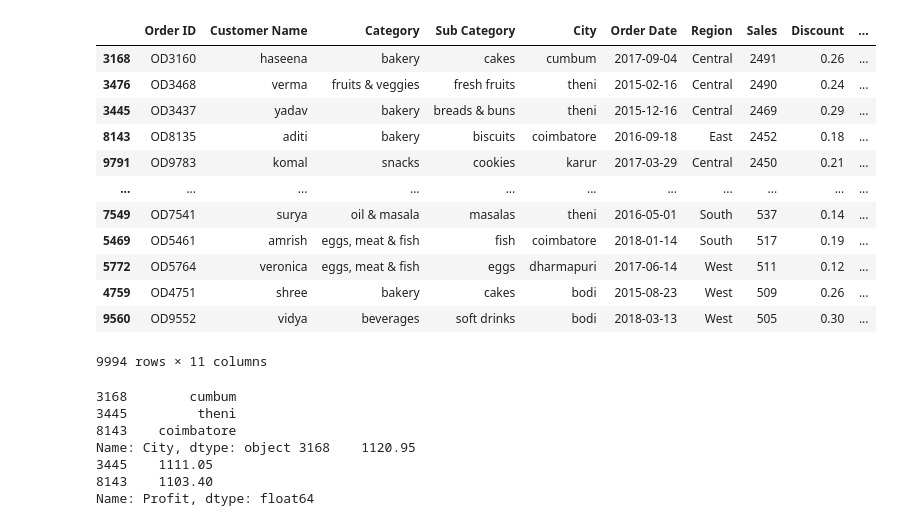
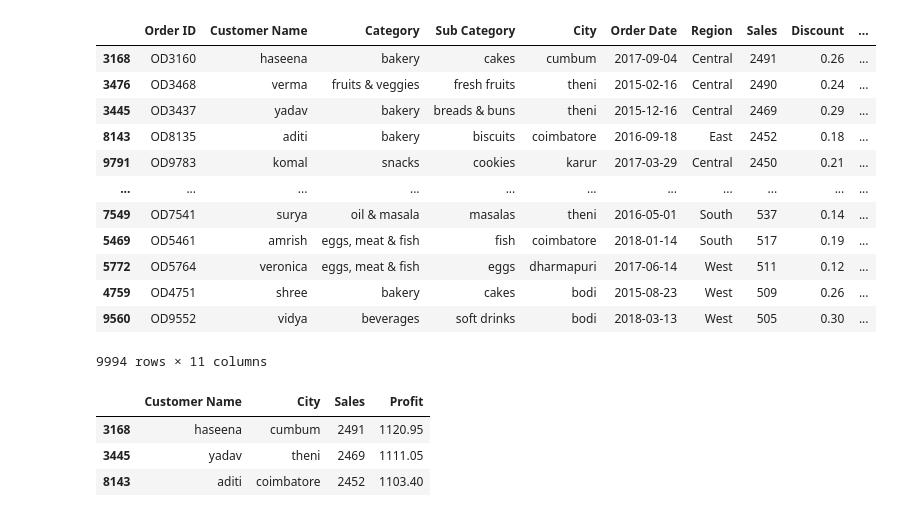
Before and after one commit to MSurenthar/Pandas, a Jupyter notebook: Session_pandas_on_21_06_2022.ipynb, the cells around one changed output. Drawn from its saved outputs; the diff is of its cells as text; code cells hidden in the pictures.

```diff
--- a/Session_pandas_on_21_06_2022.ipynb
+++ b/Session_pandas_on_21_06_2022.ipynb
@@ -459,13 +447,11 @@ data.sort_values(by="Profit",ascending=False)
 # %%
 # highest sales in top 3 cities in category "Bakery"
 a = data[data["Category"]=="bakery"]
-a = a.sort_values(by="Profit",ascending=False)
-print(a.City[:3],a.Profit[:3])
+a = a.sort_values(by="Profit",ascending = False)
+b = a.iloc[:3,[1,4,7,9]]
+b
 # %% [output]
-3168        cumbum
-3445         theni
-8143    coimbatore
-Name: City, dtype: object 3168    1120.95
-3445    1111.05
-8143    1103.40
-Name: Profit, dtype: float64
+|  | Customer Name | City | Sales | Profit |
+| 3168 | haseena | cumbum | 2491 | 1120.95 |
+| 3445 | yadav | theni | 2469 | 1111.05 |
+| 8143 | aditi | coimbatore | 2452 | 1103.40 |
```
Also changed, not shown: parts of 2 cells of this notebook.
